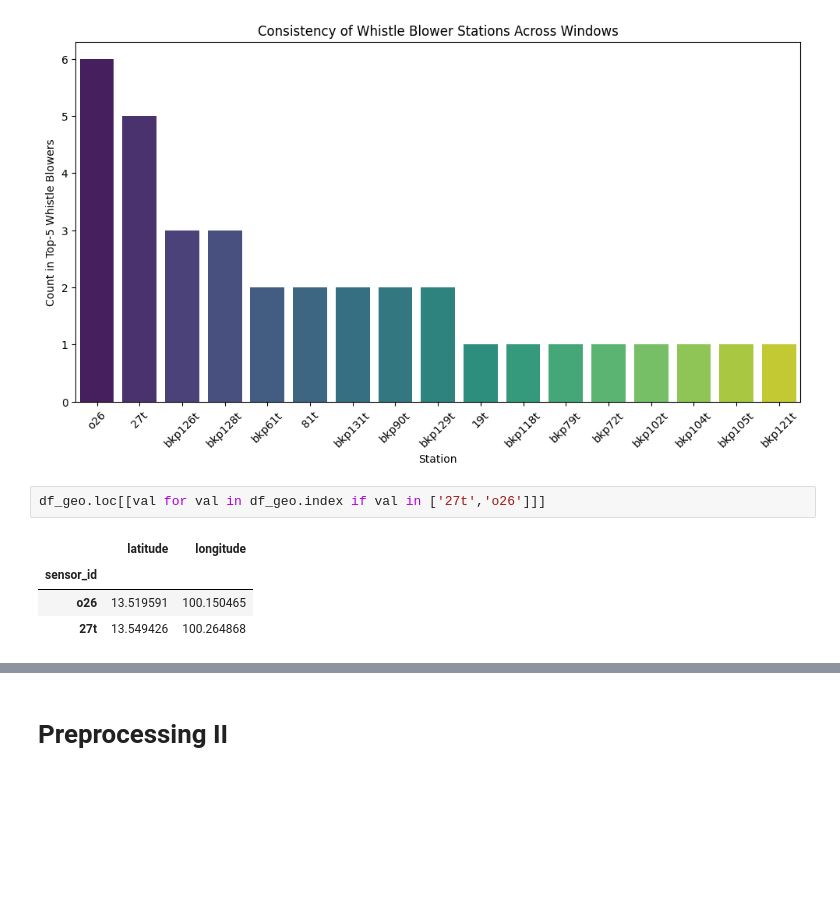
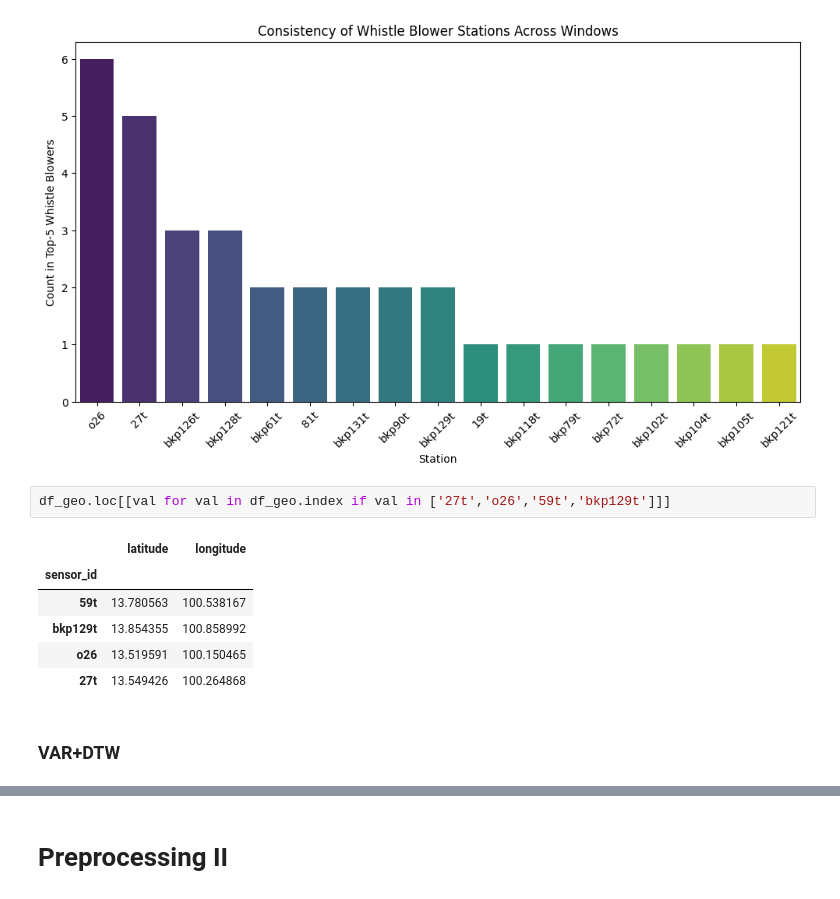
Before and after one commit to GemsLoveNLP/PM25, a Jupyter notebook: eda.ipynb, the cells around one changed output, grey strips where cells are left out. Cells and saved outputs as stored; diff of their text form; blank space fills up the shorter version.

```diff
--- a/eda.ipynb
+++ b/eda.ipynb
@@ -531,9 +536,13 @@ Passing `palette` without assigning `hue` is deprecated and will be removed in v
   sns.barplot(x=whistle_counts.index, y=whistle_counts.values, palette="viridis")
 [figure]
 # %%
-df_geo.loc[[val for val in df_geo.index if val in ['27t','o26']]]
+df_geo.loc[[val for val in df_geo.index if val in ['27t','o26','59t','bkp129t']]]
 # %% [output]
 |  | latitude | longitude |
 | sensor_id |  |  |
+| 59t | 13.780563 | 100.538167 |
+| bkp129t | 13.854355 | 100.858992 |
 | o26 | 13.519591 | 100.150465 |
 | 27t | 13.549426 | 100.264868 |
+# %% [markdown]
+### VAR+DTW
```
Also changed, not shown: parts of 4 cells of this notebook.
